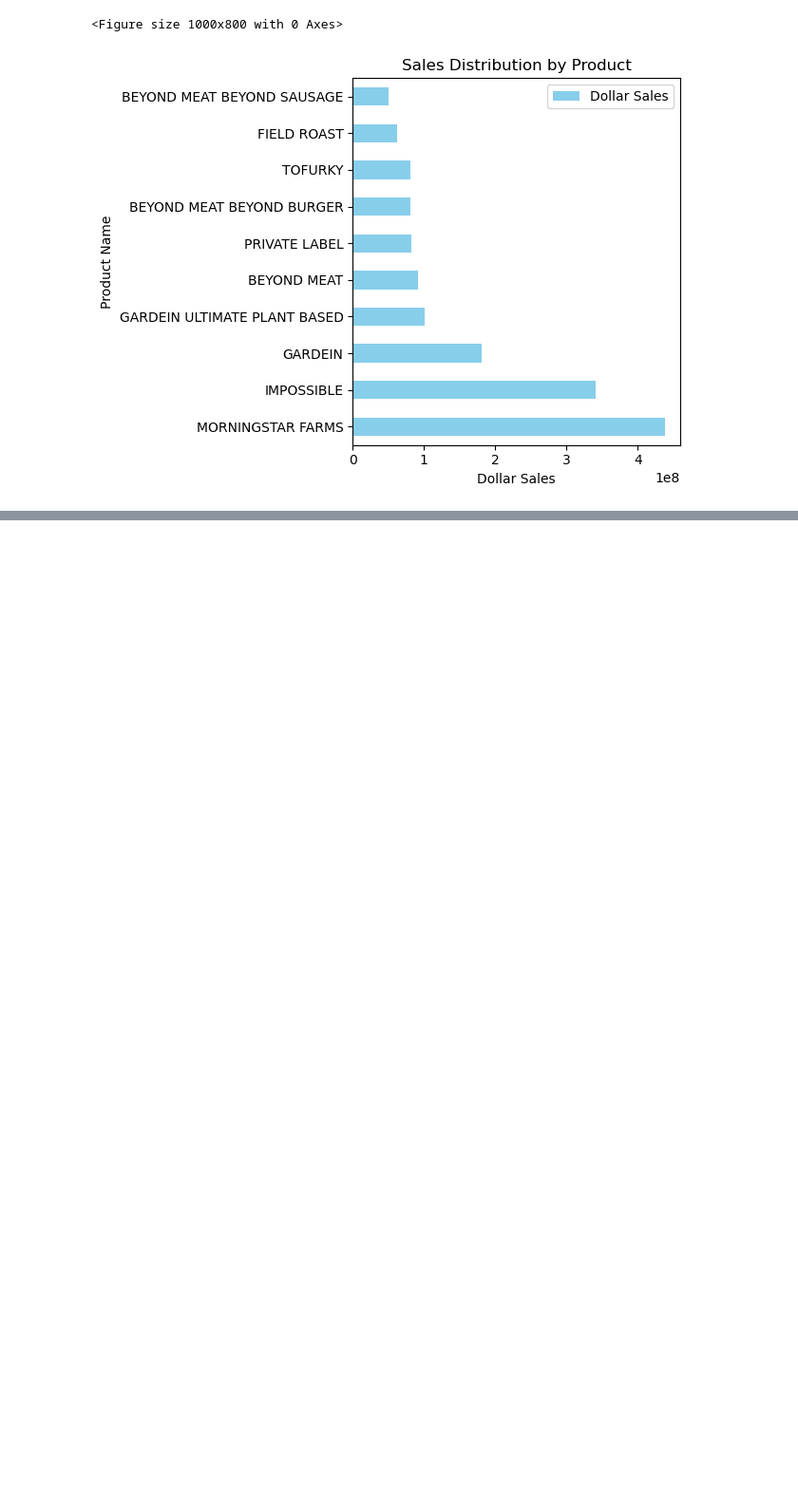
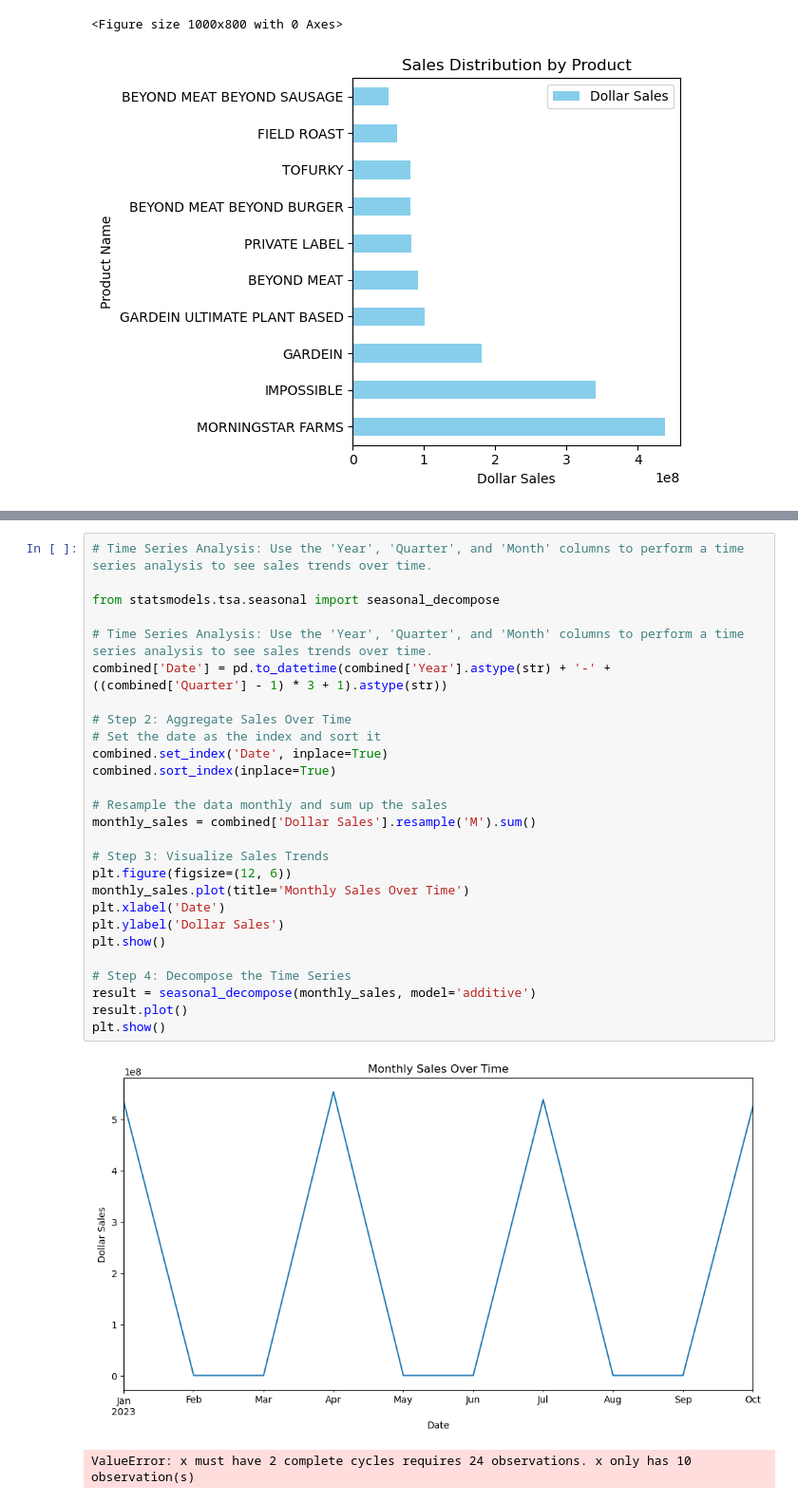
Before and after one commit to georgeftd9/Conagra_Project, a Jupyter notebook: test_merge.ipynb, the cells around one changed output, grey strips where cells are left out. Shown at 95% size. Drawn from its saved outputs; the diff is of its cells as text; blank space fills up the shorter version.

```diff
--- a/test_merge.ipynb
+++ b/test_merge.ipynb
@@ -310,0 +330,30 @@ plt.show()
+# %%
+# Time Series Analysis: Use the 'Year', 'Quarter', and 'Month' columns to perform a time series analysis to see sales trends over time.
+
+from statsmodels.tsa.seasonal import seasonal_decompose
+
+# Time Series Analysis: Use the 'Year', 'Quarter', and 'Month' columns to perform a time series analysis to see sales trends over time.
+combined['Date'] = pd.to_datetime(combined['Year'].astype(str) + '-' + ((combined['Quarter'] - 1) * 3 + 1).astype(str))
+
+# Step 2: Aggregate Sales Over Time
+# Set the date as the index and sort it
+combined.set_index('Date', inplace=True)
+combined.sort_index(inplace=True)
+
+# Resample the data monthly and sum up the sales
+monthly_sales = combined['Dollar Sales'].resample('M').sum()
+
+# Step 3: Visualize Sales Trends
+plt.figure(figsize=(12, 6))
+monthly_sales.plot(title='Monthly Sales Over Time')
+plt.xlabel('Date')
+plt.ylabel('Dollar Sales')
+plt.show()
+
+# Step 4: Decompose the Time Series
+result = seasonal_decompose(monthly_sales, model='additive')
+result.plot()
+plt.show()
+# %% [output]
+[figure, added]
+ValueError: x must have 2 complete cycles requires 24 observations. x only has 10 observation(s)
```
Also changed, not shown: parts of 9 cells of this notebook.
